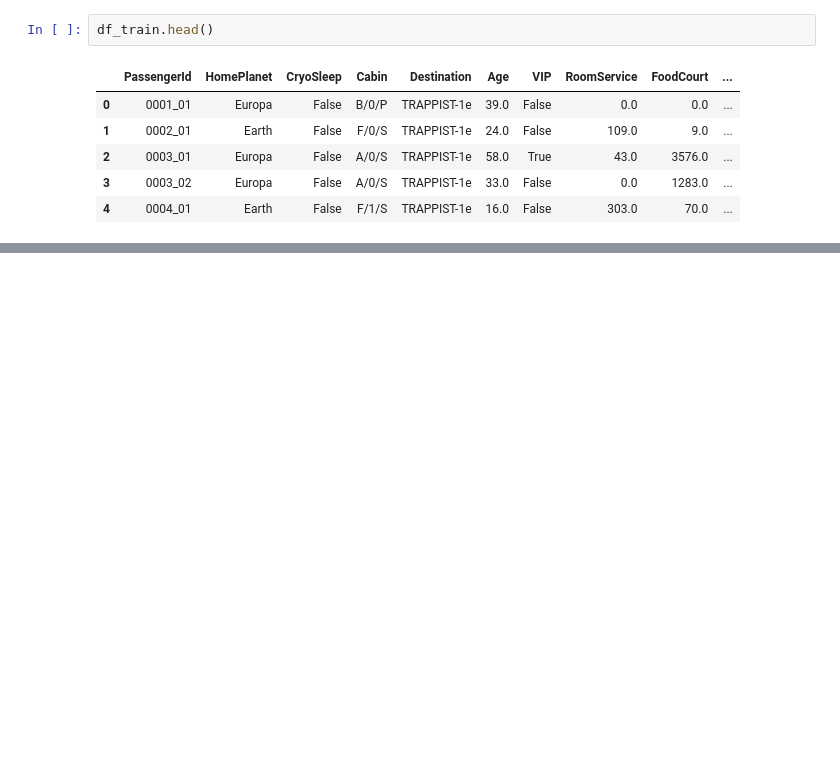
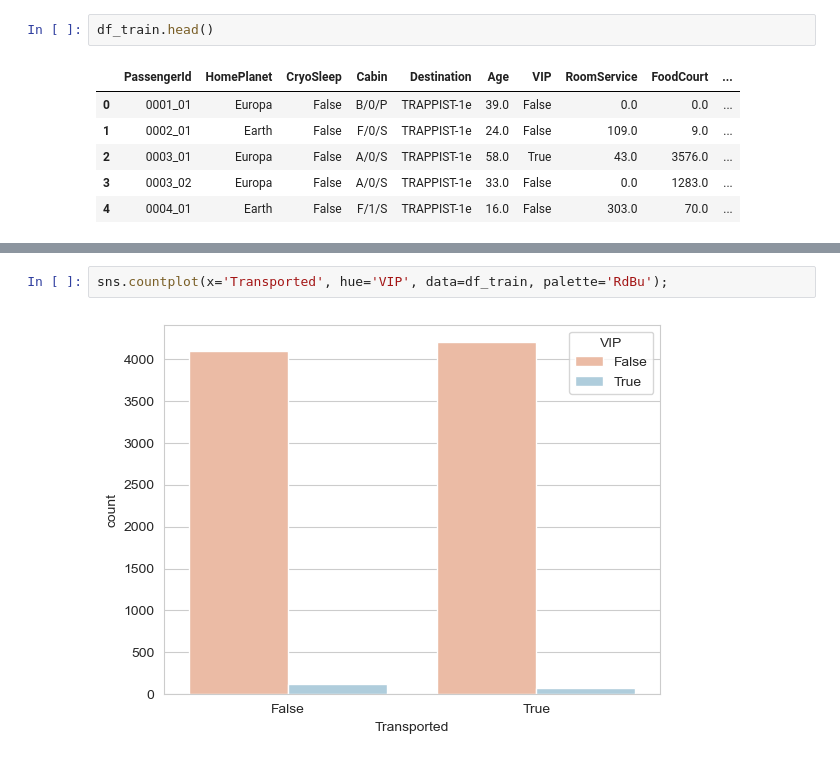
Before and after one commit to AnnaAnastasy/spaceship, a Jupyter notebook: spaceship.ipynb, the cells around one changed output, grey strips where cells are left out. Cells and saved outputs as stored; diff of their text form; blank space fills up the shorter version.

```diff
--- a/spaceship.ipynb
+++ b/spaceship.ipynb
@@ -72,0 +148,4 @@ memory usage: 891.5+ KB
+# %%
+sns.countplot(x='Transported', hue='VIP', data=df_train, palette='RdBu');
+# %% [output]
+[figure, added]
```
Also changed, not shown: parts of 47 cells of this notebook.
